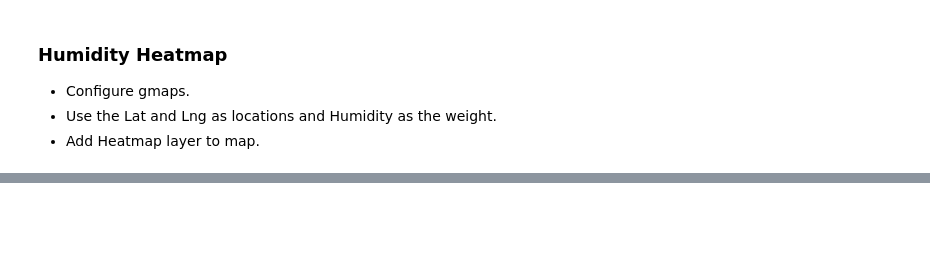
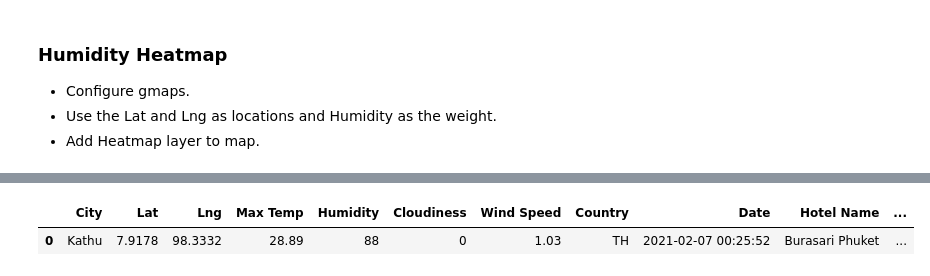
Before and after one commit to galciluz/python-api-challenge, a Jupyter notebook: VacationPy/VacationPy.ipynb, the cells around one changed output, grey strips where cells are left out. Cells and saved outputs as stored; diff of their text form; code cells hidden in the pictures; blank space fills up the shorter version.

```diff
--- a/VacationPy/VacationPy.ipynb
+++ b/VacationPy/VacationPy.ipynb
@@ -106,42 +114,45 @@ cities_ideal_data.head()
 # %%
 # params dictionary to update each iteration
 params = {
-    "radius": 50000,
+    "radius": 5000,
     "types": "hotel",
-    "keyword": "",
-    "key": gkey
+    "keyword": "hotel",
+    "key": g_key
 }
 
 # Use the lat/lng we recovered to identify airports
-for index, row in cities_ideal_data.iterrows():
+for index, row in hotel_df.iterrows():
     # get lat, lng from df
     lat = row["Lat"]
     lng = row["Lng"]
 
     # change location each iteration while leaving original params in place
     params["location"] = f"{lat},{lng}"
-
     # Use the search term: "International Airport" and our lat/lng
     base_url = "https://maps.googleapis.com/maps/api/place/nearbysearch/json"
-
     # make request and print url
     name_address = requests.get(base_url, params=params)
-
-#     print the name_address url, avoid doing for public github repos in order to avoid exposing key
-#     print(name_address.url)
-
+    #print the name_address url, avoid doing for public github repos in order to avoid exposing key
     # convert to json
     name_address = name_address.json()
-    # print(json.dumps(name_address, indent=4, sort_keys=True))
-
     # Since some data may be missing we incorporate a try-except to skip any that are missing a data point.
     try:
-        cities_ideal_data.loc[index, "Hotel Name"] = name_address["results"][0]["name"]
-        cities_ideal_data.loc[index, "Hotel Address"] = name_address["results"][0]["vicinity"]
-        cities_ideal_data.loc[index, "Country"] = name_address["results"][0]["rating"]
-
+        hotel_df.loc[index, "Hotel Name"] = name_address["results"][0]["name"]
+        hotel_df.loc[index, "Hotel Address"] = name_address["results"][0]["vicinity"]
+        hotel_df.loc[index, "Hotel Raiting"] = name_address["results"][0]["rating"]
     except (KeyError, IndexError):
         print("Missing field/result... skipping.")
+        hotel_df.loc[index, "Hotel Name"] = np.nan
+        hotel_df.loc[index, "Hotel Address"] = np.nan
+        hotel_df.loc[index, "Hotel Raiting"] = np.nan
+# %%
+hotel_df=hotel_df.dropna(how='any')
+hotel_df
+# Save Data to csv
+#cities_pd.to_csv("Airport_Output.csv")
+# %% [output]
+|  | City | Lat | Lng | Max Temp | Humidity | Cloudiness | Wind Speed | Country | Date | Hotel Name | ... |
+| 0 | Kathu | 7.9178 | 98.3332 | 28.89 | 88 | 0 | 1.03 | TH | 2021-02-07 00:25:52 | Burasari Phuket | ... |
 # %%
 # NOTE: Do not change any of the code in this cell
 
```
Also changed, not shown: parts of 13 cells of this notebook, 18 other files.
